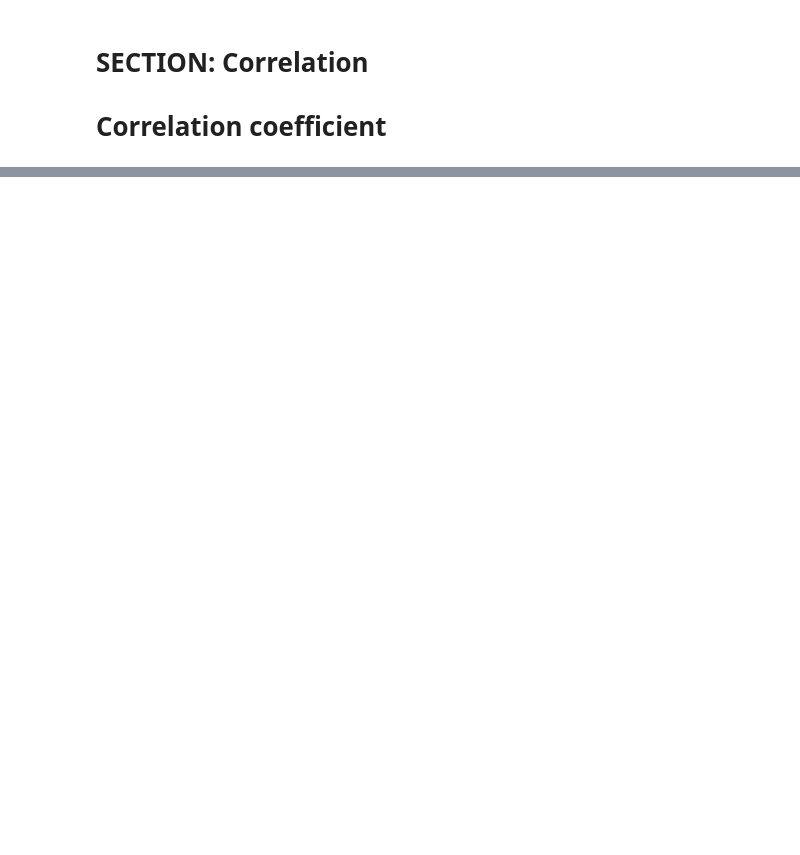
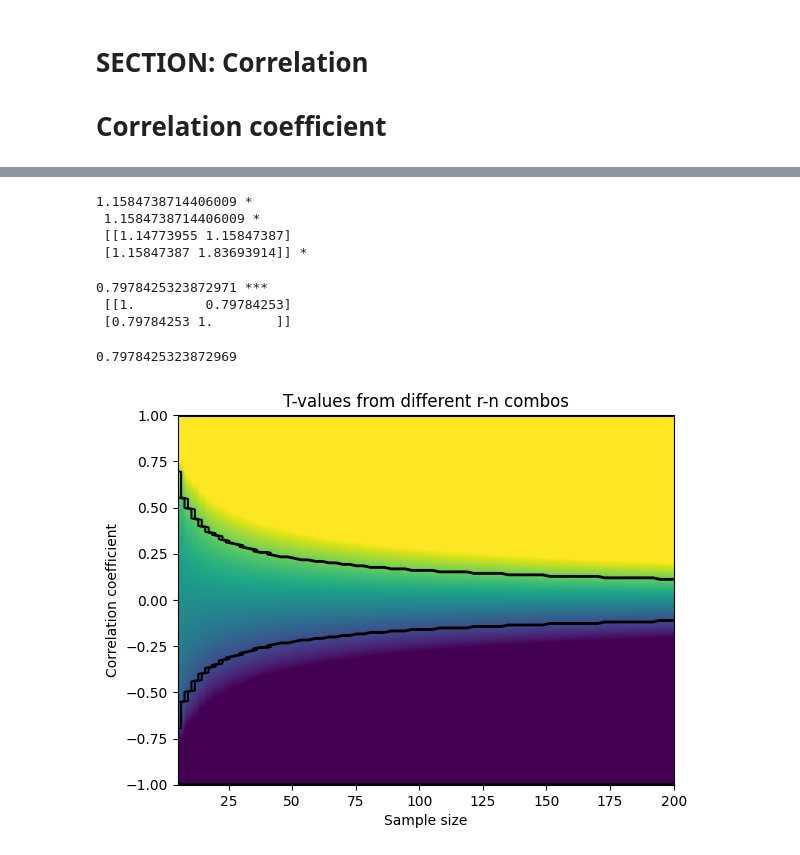
Before and after one commit to SiracencoSerghei/Statistics_and_ML, a Jupyter notebook: 2.8_correlation/stats_corr_corrcoef.ipynb, the cells around one changed output, grey strips where cells are left out. Saved outputs shown, nothing was run; the diff lists cells and outputs as text; code cells hidden in the pictures; blank space fills up the shorter version.

```diff
--- a/2.8_correlation/stats_corr_corrcoef.ipynb
+++ b/2.8_correlation/stats_corr_corrcoef.ipynb
@@ -46,7 +51,12 @@ covar2 = np.dot(xCent,yCent) / (N-1)
 ### the Python method
 covar3 = np.cov(np.vstack((x,y)))
 
-print(covar1,covar2,covar3)
+print(covar1,"*\n",covar2,"*\n",covar3,"*")
+# %% [output]
+1.1584738714406009 *
+ 1.1584738714406009 *
+ [[1.14773955 1.15847387]
+ [1.15847387 1.83693914]] *
 # %%
 ## now for correlation
 
@@ -59,48 +69,76 @@ corr1 = corr_num/np.sqrt(corr_den)
 ### the Python method
 corr2 = np.corrcoef(np.vstack((x,y)))
 
-print(corr1,corr2)
+print(corr1,"***\n",corr2)
+# %% [output]
+0.7978425323872971 ***
+ [[1.         0.79784253]
+ [0.79784253 1.        ]]
 # %%
 ## correlation as normalized covariance
 
 xn = stats.zscore(x,ddof=1)
-yn = stats.zscore(y)
+# yn = stats.zscore(y)
+yn = stats.zscore(y,ddof=1)
 
 corr3 = np.dot(xn,yn) / (N-1)
 
 print(corr3)
+# %% [output]
+0.7978425323872969
 # %%
 ## 2D t-value space based on r and n
 
 # define parameters
 r = np.linspace(-1,1,248)
 n = np.round( np.linspace(5,200,73) )
 
 # initialize t-value matrix
 tmatrix = np.zeros((len(r),len(n)))
 pmatrix = np.zeros((len(r),len(n)))
 
 for ri in range(len(r)):
     for ni in range(len(n)):
 
         # the t-value, split into num/den
+
         num = r[ri]*np.sqrt(n[ni]-2)
         den = 1-r[ri]**2
 
-        tmatrix[ri,ni] = num/den
-        pmatrix[ri,ni] = 1-stats.t.cdf(abs(num/den),n[ni]-2)
+        # tmatrix[ri,ni] = num/den
+        # pmatrix[ri,ni] = 1-stats.t.cdf(abs(num/den),n[ni]-2)
+
+        # ==== resolve question: Why the warning message?
+
+        if den != 0:
+            tmatrix[ri,ni] = num / den
+            pmatrix[ri,ni] = 1 - stats.t.cdf(abs(num / den), n[ni] - 2)
+        else:
+            tmatrix[ri,ni] = np.nan  # Or any placeholder value
+            pmatrix[ri,ni] = np.nan
 
 
 
 # Soooo curious to see it!
 plt.imshow(tmatrix,vmin=-3,vmax=3,extent=[n[0],n[-1],r[0],r[-1]],aspect='auto',origin='lower')
 plt.contour(pmatrix<.05,1,colors='k',extent=[n[0],n[-1],r[0],r[-1]])
 plt.xlabel('Sample size')
 plt.ylabel('Correlation coefficient')
 plt.title('T-values from different r-n combos')
 plt.show()
 
 # question: Why the warning message?
+
+# The warning message is caused by a division by zero in the lines where num/den is
+# computed for both tmatrix and pmatrix. Specifically, when r[ri]=±1,
+# the denominator den = 1 - r[ri]^2 becomes zero:
+
+# When r=±1:
+
+# The expression 1 - r[ri]**2 evaluates to =0.
+# This causes den to be zero, leading to the division by zero in num/den.
+# %% [output]
+[figure, added]
 # %%
 # final note on statistical significance
 
```
Also changed, not shown: parts of 3 cells of this notebook.
